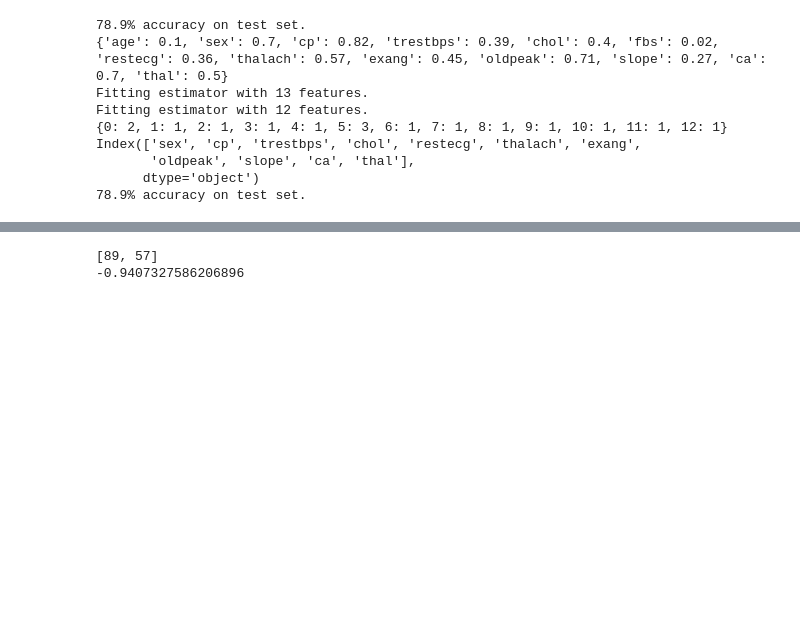
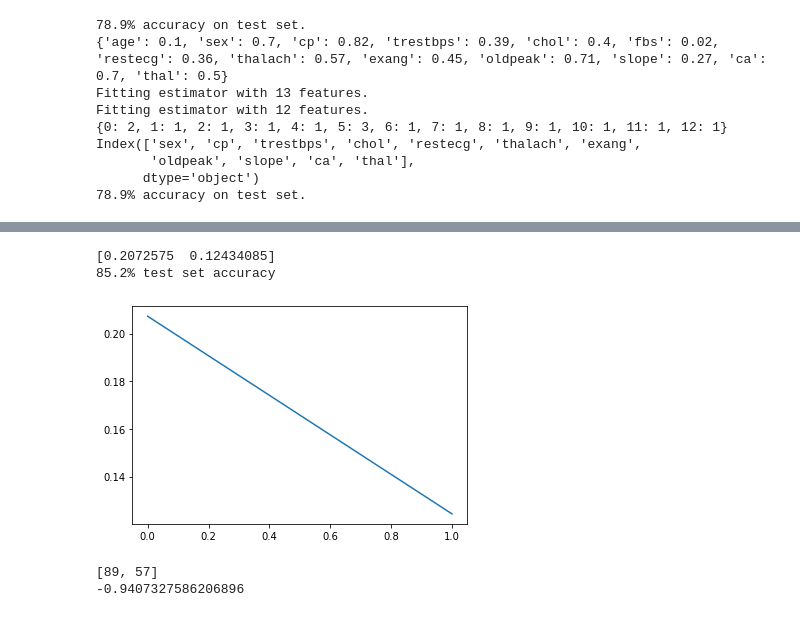
Before and after one commit to marcosrochedo/data-projects, a Jupyter notebook: heart-disease-predict/heart-disease-predict/heart-disease-kaggle.ipynb, the cells around one changed output, grey strips where cells are left out. Saved outputs shown, nothing was run; the diff lists cells and outputs as text; code cells hidden in the pictures; blank space fills up the shorter version.

```diff
--- a/heart-disease-predict/heart-disease-predict/heart-disease-kaggle.ipynb
+++ b/heart-disease-predict/heart-disease-predict/heart-disease-kaggle.ipynb
@@ -252,7 +252,7 @@ print(accuracy_score(y_test, predict_rf2))
 print(rf2.feature_importances_)
 print(sum(rf2.feature_importances_))
 
-mask = rf2.feature_importances_ > 0.05
+mask = rf2.feature_importances_ > 0.012
 X_reduced = len(X_train.loc[:, mask].columns)
 print(X_reduced)
 # %% [output]
@@ -266,7 +265,7 @@ print(X_reduced)
 # %%
 from sklearn.feature_selection import RFE
 
-RFE_Rf = RFE(estimator = RandomForestClassifier(max_leaf_nodes = 16, n_estimators = 239, max_depth=736), n_features_to_select=X_reduced, step=10, verbose=1)
+RFE_Rf = RFE(estimator = RandomForestClassifier(), n_features_to_select=X_reduced, step=20, verbose=1)
 
 RFE_Rf.fit(X_train, y_train)
 pred_RFERf = RFE_Rf.predict(X_test)
@@ -351,3 +335,29 @@ X_test_scaler
+# %%
+from sklearn.pipeline import Pipeline
+
+# Build the pipeline
+pipe = Pipeline([
+        ('scaler', StandardScaler()),
+        ('reducer', PCA(n_components=2)),
+        ('classifier', RandomForestClassifier(max_leaf_nodes = 16, n_estimators = 239, max_depth=736))])
+
+# Fit the pipeline to the training data
+pipe.fit(X_train, y_train)
+
+# Explained variance
+var = pipe.steps[1][1].explained_variance_ratio_
+print(var)
+plt.plot(var)
+
+# Score the accuracy on the test set
+accuracy = pipe.score(X_test, y_test)
+
+# Prints the model accuracy
+print('{0:.1%} test set accuracy'.format(accuracy))
+# %% [output]
+[0.2072575  0.12434085]
+85.2% test set accuracy
+[figure, added]
 # %%
 # Bayesian optimization
 
```
Also changed, not shown: parts of 3 cells of this notebook.
